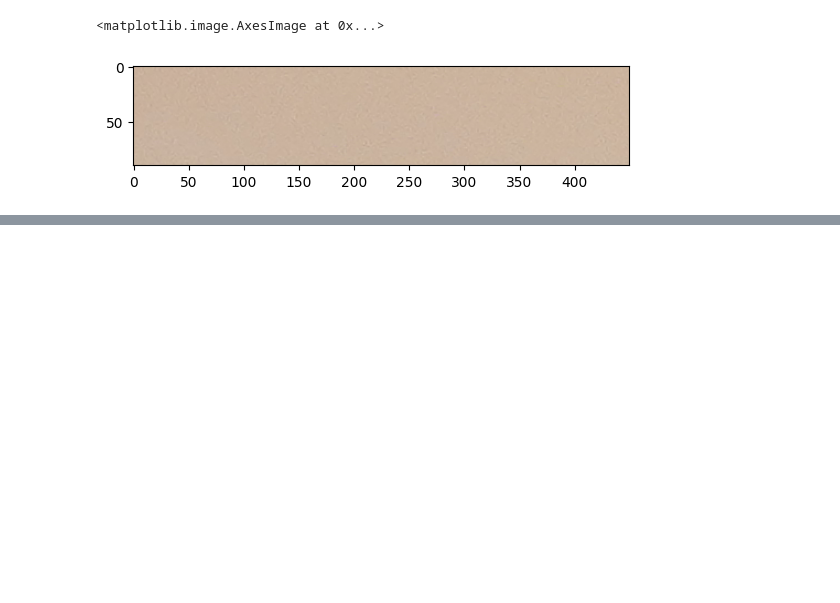
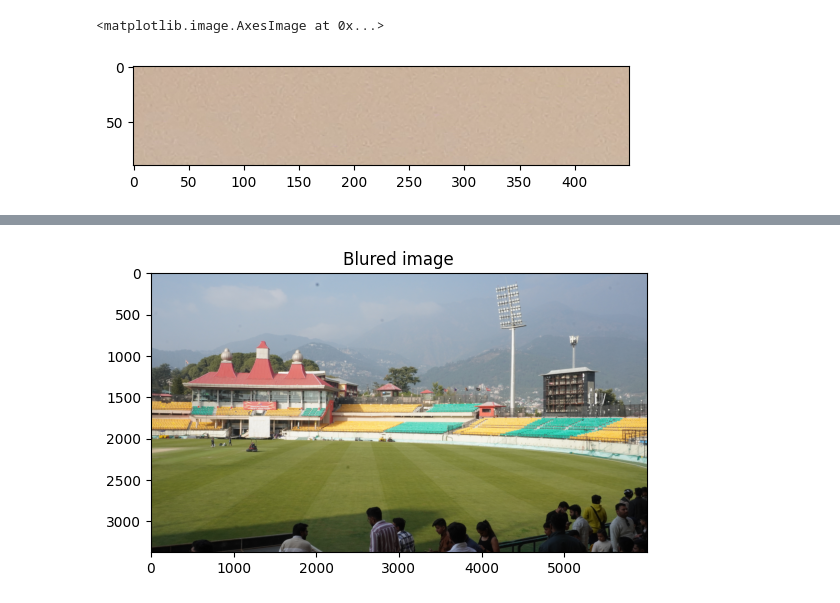
Before and after one commit to ksaini81122/python-Gen, a Jupyter notebook: CNN/imageprocessing.ipynb, the cells around one changed output, grey strips where cells are left out. Saved outputs shown, nothing was run; the diff lists cells and outputs as text; code cells hidden in the pictures; blank space fills up the shorter version.

```diff
--- a/CNN/imageprocessing.ipynb
+++ b/CNN/imageprocessing.ipynb
@@ -127,0 +138,13 @@ plt.imshow(cropped)
+# %%
+# Apply Gaussian blur
+# Kernel size (ksize) must be odd integers. (5, 5) is a common choice.
+# sigmaX is the standard deviation in X. 0 means calculated from kernel size.
+blurred_image = cv2.GaussianBlur(img, (5, 5), 0)
+## convert the image into BGR to RBG
+blurred_image_rgb = cv2.cvtColor(img,cv2.COLOR_BGR2RGB)
+plt.imshow(blurred_image_rgb)
+plt.title("Blured image")
+plt.axis("on")
+plt.show()
+# %% [output]
+[figure, added]
```
Also changed, not shown: parts of 9 cells of this notebook.
